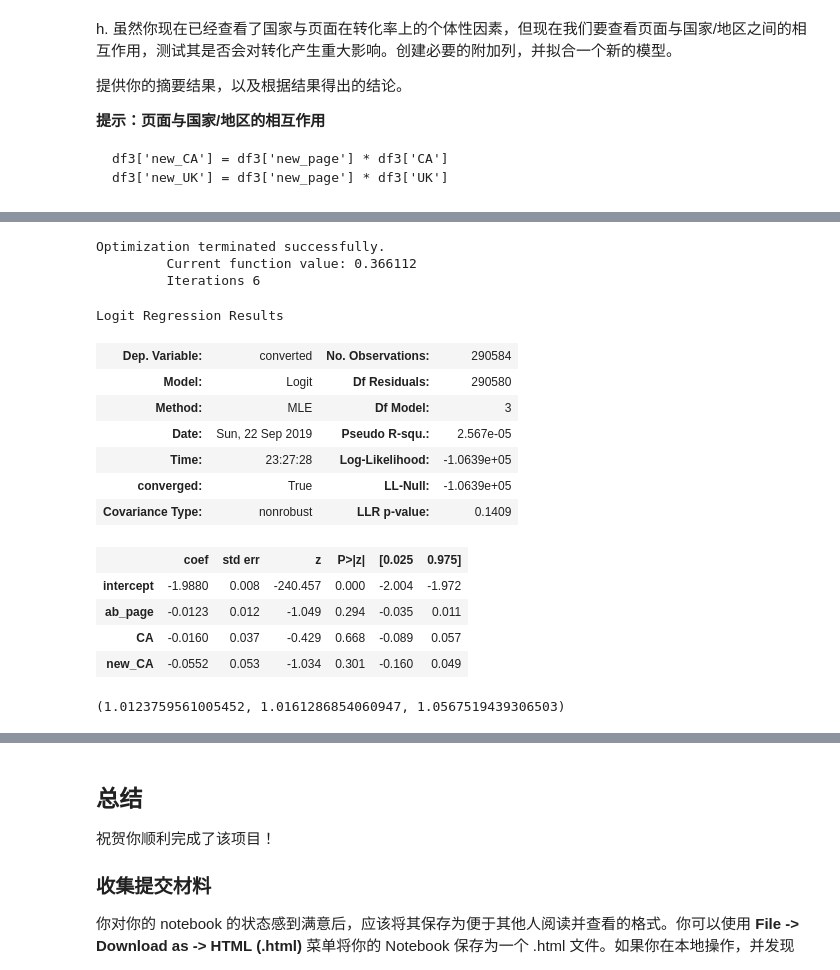
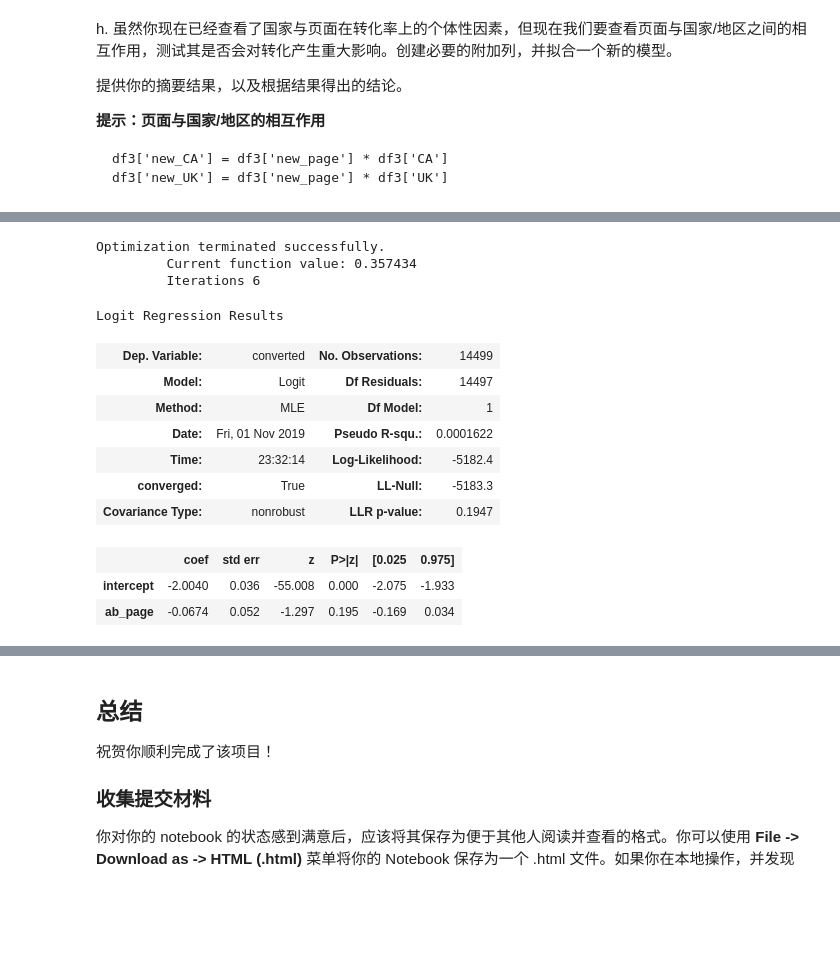
Before and after one commit to alexjuv/udacity, a Jupyter notebook: project4/analyze-ab-test-results-notebook-zh-0.ipynb, the cells around one changed output, grey strips where cells are left out. Saved outputs shown, nothing was run; the diff lists cells and outputs as text; code cells hidden in the pictures; blank space fills up the shorter version.

```diff
--- a/project4/analyze-ab-test-results-notebook-zh-0.ipynb
+++ b/project4/analyze-ab-test-results-notebook-zh-0.ipynb
@@ -407,0 +395,4 @@ Logit Regression Results
+# %%
+countries = pd.read_csv('countries.csv')
+df3 = pd.merge(df2, countries, on='user_id')
+df3.head()
@@ -407,0 +406,4 @@ Logit Regression Results
+# %%
+df3['country'].value_counts()
+dummy_country = pd.get_dummies(df3['country'], prefix='country')
+dummy_country.head()
@@ -407,0 +417,3 @@ Logit Regression Results
+# %%
+df4 = df3.join(dummy_country)
+df4.head()
@@ -423,0 +462,4 @@ df3['new_UK'] = df3['new_page'] * df3['UK']
+# %%
+dfUK = df4.query('country == "UK"')
+dfUS = df4.query('country == "US"')
+dfCA = df4.query('country == "CA"')
@@ -424,26 +505,18 @@ df3['new_UK'] = df3['new_page'] * df3['UK']
 # %%
-df3['intercept']=1
-logit_mod=sm.Logit(df3.converted,df3[['intercept','ab_page','CA','new_CA',]])
-result=logit_mod.fit()
-result.summary()
+ca = sm.Logit(dfCA['converted'], dfCA[['intercept','ab_page']]).fit()
+ca.summary()
 # %% [output]
 Optimization terminated successfully.
-         Current function value: 0.366112
+         Current function value: 0.357434
          Iterations 6
 Logit Regression Results
-| Dep. Variable: | converted | No. Observations: | 290584 |
-| Model: | Logit | Df Residuals: | 290580 |
-| Method: | MLE | Df Model: | 3 |
-| Date: | Sun, 22 Sep 2019 | Pseudo R-squ.: | 2.567e-05 |
-| Time: | 23:27:28 | Log-Likelihood: | -1.0639e+05 |
-| converged: | True | LL-Null: | -1.0639e+05 |
-| Covariance Type: | nonrobust | LLR p-value: | 0.1409 |
+| Dep. Variable: | converted | No. Observations: | 14499 |
+| Model: | Logit | Df Residuals: | 14497 |
+| Method: | MLE | Df Model: | 1 |
+| Date: | Fri, 01 Nov 2019 | Pseudo R-squ.: | 0.0001622 |
+| Time: | 23:32:14 | Log-Likelihood: | -5182.4 |
+| converged: | True | LL-Null: | -5183.3 |
+| Covariance Type: | nonrobust | LLR p-value: | 0.1947 |
 |  | coef | std err | z | P>|z| | [0.025 | 0.975] |
-| intercept | -1.9880 | 0.008 | -240.457 | 0.000 | -2.004 | -1.972 |
-| ab_page | -0.0123 | 0.012 | -1.049 | 0.294 | -0.035 | 0.011 |
-| CA | -0.0160 | 0.037 | -0.429 | 0.668 | -0.089 | 0.057 |
-| new_CA | -0.0552 | 0.053 | -1.034 | 0.301 | -0.160 | 0.049 |
+| intercept | -2.0040 | 0.036 | -55.008 | 0.000 | -2.075 | -1.933 |
+| ab_page | -0.0674 | 0.052 | -1.297 | 0.195 | -0.169 | 0.034 |
-# %%
-1/np.exp(-0.0123),1/np.exp(-0.0160),1/np.exp(-0.0552)
-# %% [output]
-(1.0123759561005452, 1.0161286854060947, 1.0567519439306503)
```
Also changed, not shown: parts of 57 cells of this notebook, 1 other file.
